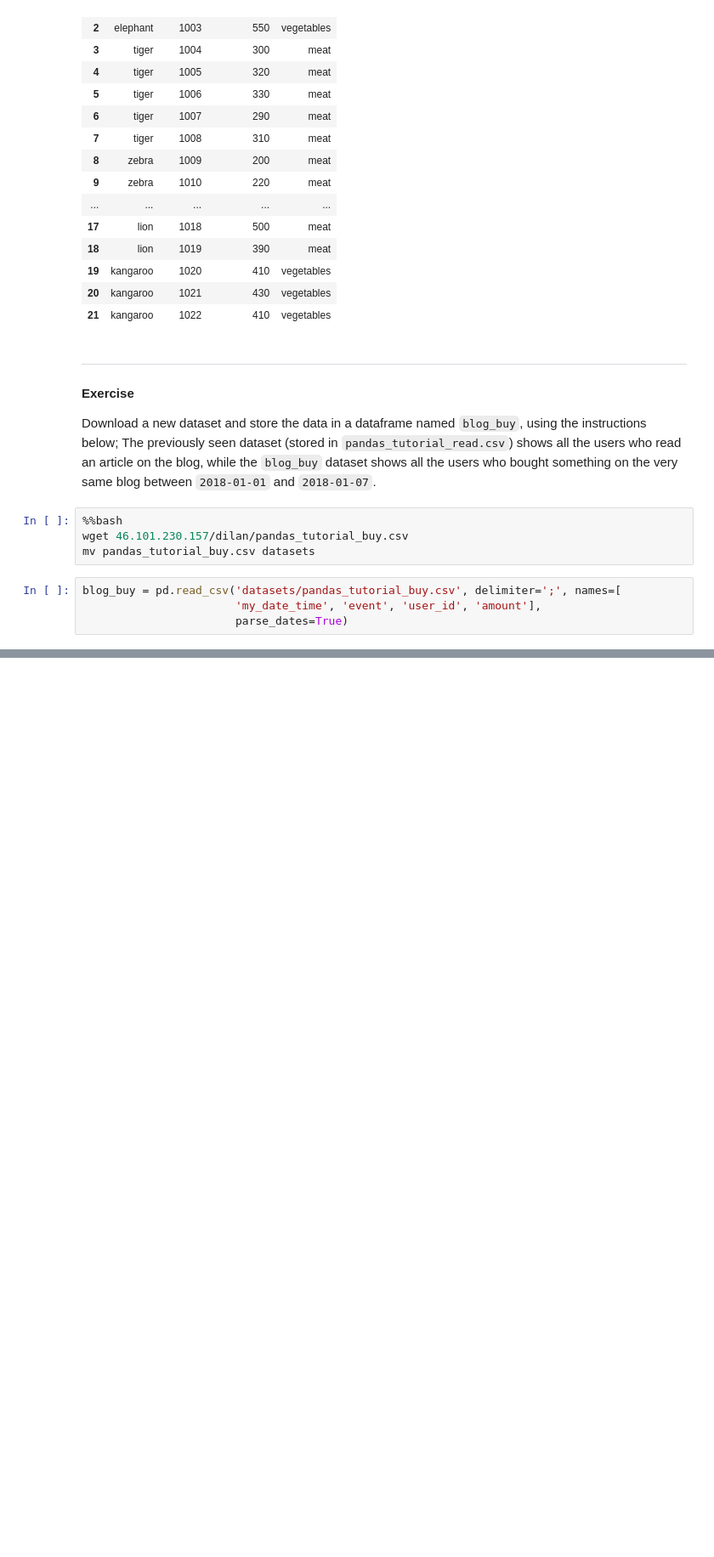
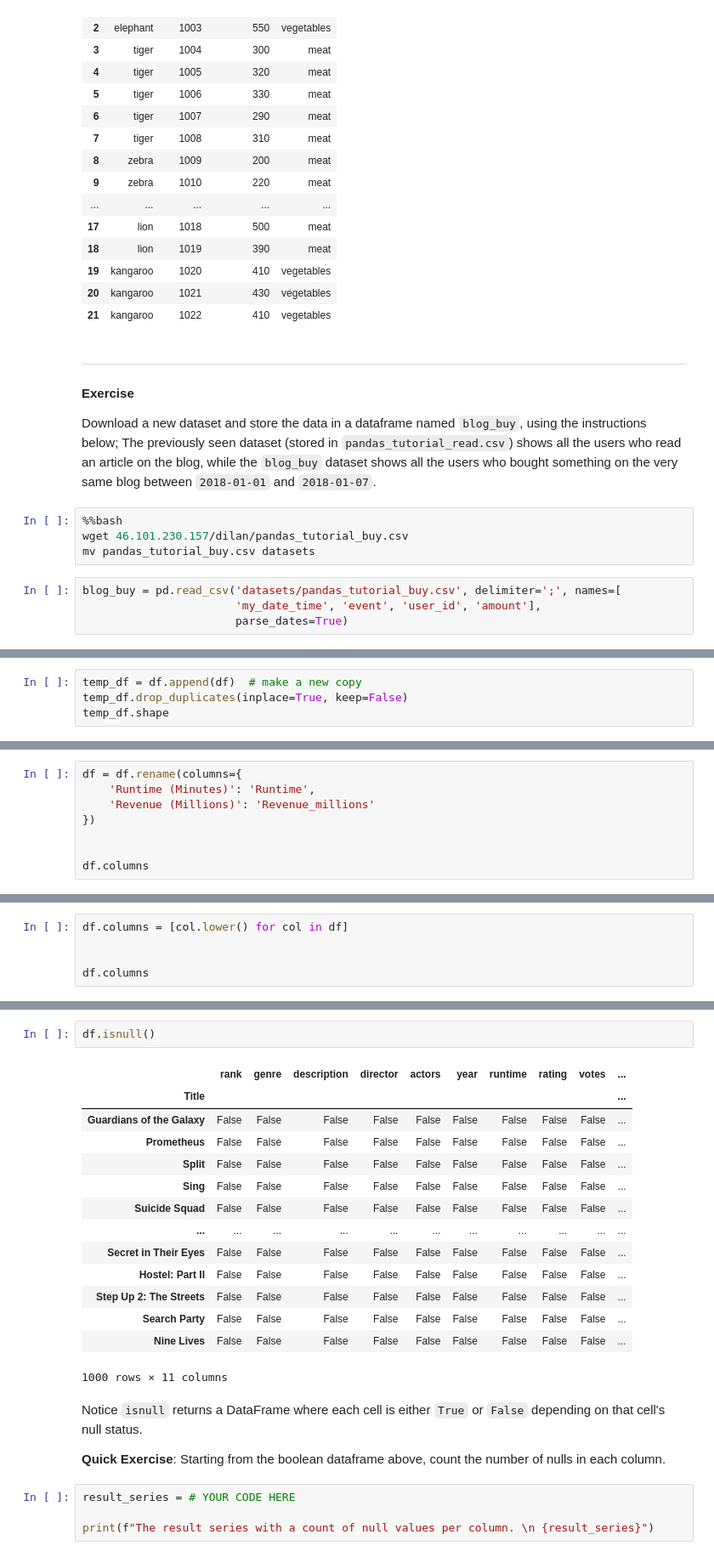
Before and after one commit to oscar-defelice/DSAcademy-lectures, a Jupyter notebook: Lectures_src/01.Pandas/01.Pandas.ipynb, the cells around one changed output, grey strips where cells are left out. Shown at 85% size. Saved outputs shown, nothing was run; the diff lists cells and outputs as text; blank space fills up the shorter version.

```diff
--- a/Lectures_src/01.Pandas/01.Pandas.ipynb
+++ b/Lectures_src/01.Pandas/01.Pandas.ipynb
@@ -1120,0 +1203,4 @@ blog_buy = pd.read_csv('datasets/pandas_tutorial_buy.csv', delimiter=';', names=
+# %%
+temp_df = df.append(df)  # make a new copy
+temp_df.drop_duplicates(inplace=True, keep=False)
+temp_df.shape
@@ -1120,0 +1228,8 @@ blog_buy = pd.read_csv('datasets/pandas_tutorial_buy.csv', delimiter=';', names=
+# %%
+df = df.rename(columns={
+    'Runtime (Minutes)': 'Runtime',
+    'Revenue (Millions)': 'Revenue_millions'
+})
+
+
+df.columns
@@ -1120,0 +1243,5 @@ blog_buy = pd.read_csv('datasets/pandas_tutorial_buy.csv', delimiter=';', names=
+# %%
+df.columns = [col.lower() for col in df]
+
+
+df.columns
@@ -1120,0 +1264,25 @@ blog_buy = pd.read_csv('datasets/pandas_tutorial_buy.csv', delimiter=';', names=
+# %%
+df.isnull()
+# %% [output]
+|  | rank | genre | description | director | actors | year | runtime | rating | votes | ... |
+| Title |  |  |  |  |  |  |  |  |  | ... |
+| Guardians of the Galaxy | False | False | False | False | False | False | False | False | False | ... |
+| Prometheus | False | False | False | False | False | False | False | False | False | ... |
+| Split | False | False | False | False | False | False | False | False | False | ... |
+| Sing | False | False | False | False | False | False | False | False | False | ... |
+| Suicide Squad | False | False | False | False | False | False | False | False | False | ... |
+| ... | ... | ... | ... | ... | ... | ... | ... | ... | ... | ... |
+| Secret in Their Eyes | False | False | False | False | False | False | False | False | False | ... |
+| Hostel: Part II | False | False | False | False | False | False | False | False | False | ... |
+| Step Up 2: The Streets | False | False | False | False | False | False | False | False | False | ... |
+| Search Party | False | False | False | False | False | False | False | False | False | ... |
+| Nine Lives | False | False | False | False | False | False | False | False | False | ... |
+1000 rows × 11 columns
+# %% [markdown]
+Notice `isnull` returns a DataFrame where each cell is either `True` or `False` depending on that cell's null status.
+
+__Quick Exercise__: Starting from the boolean dataframe above, count the number of nulls in each column.
+# %%
+result_series = # YOUR CODE HERE
+
+print(f"The result series with a count of null values per column. \n {result_series}")
```
Also changed, not shown: parts of 38 cells of this notebook.
